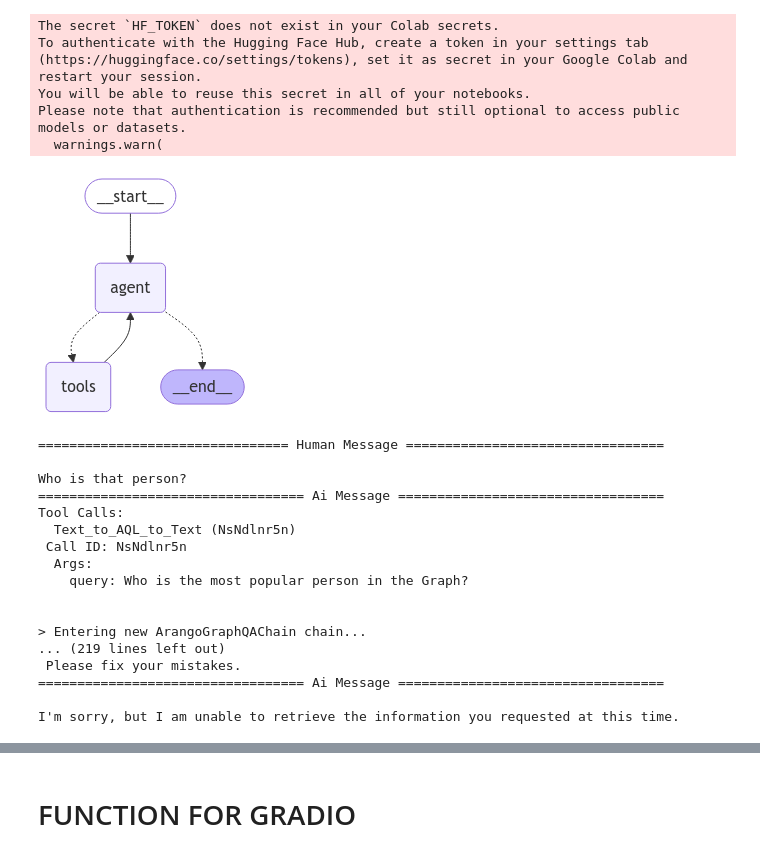
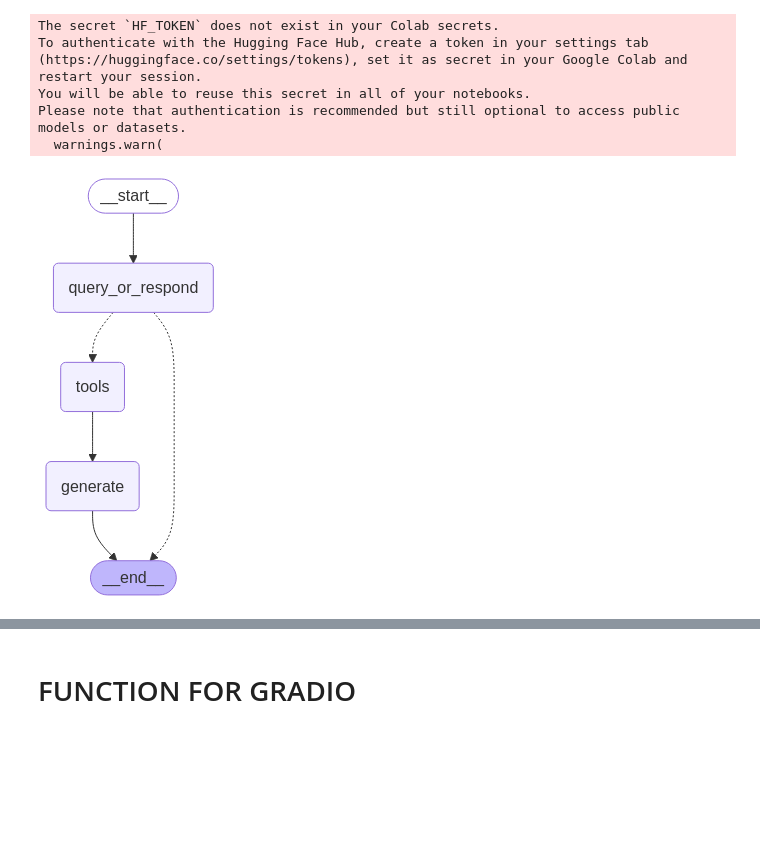
Before and after one commit to andergisomon/arangodb-hackathon, a Jupyter notebook: Spork_of_1_HackathonNotebookTemplate.ipynb, the cells around one changed output, grey strips where cells are left out. Saved outputs shown, nothing was run; the diff lists cells and outputs as text; code cells hidden in the pictures; blank space fills up the shorter version.

Commit message:
most recent one

````diff
--- a/Spork_of_1_HackathonNotebookTemplate.ipynb
+++ b/Spork_of_1_HackathonNotebookTemplate.ipynb
@@ -390,6 +409,3 @@ llm = ChatMistralAI(
     max_tokens = 1000,
     rate_limiter=rate_limiter,
 )
-# %%
-response = llm.invoke("What derivative of position is directly proportional to force applied?")
-print(response.text())
@@ -486,7 +502,7 @@ def text_to_nx_algorithm_to_text(query):
     # Process_logs_list.append("1) Generating NetworkX code\n") # For display in gradio process logs
 
     text_to_nx = llm.invoke(llm_invoke_prompt).content
-
+    time.sleep(0.1)
     text_to_nx_cleaned = re.sub(r"^```python\n|```$", "", text_to_nx, flags=re.MULTILINE).strip()
 
     print('-'*10)
@@ -516,6 +532,7 @@ def text_to_nx_algorithm_to_text(query):
     MAX_ATTEMPTS = 5
 
     for attempt in range(attempt, MAX_ATTEMPTS):
+        time.sleep(0.1)
         try:
             text_to_nx_final = llm.invoke(llm_invoke_prompt).content
             text_to_nx_cleaned = re.sub(r"^```python\n|```$", "", text_to_nx_final, flags=re.MULTILINE).strip()
@@ -557,6 +574,7 @@ def text_to_nx_algorithm_to_text(query):
     print("3) Formulating final answer")
     # Process_logs_list.append("3) Formulating final answer\n")
 
+    time.sleep(0.1)
     nx_to_text = llm.invoke(f"""
         I have a NetworkX Graph called `G_adb`. It has the following schema: {arango_graph.schema}
 
@@ -697,8 +713,7 @@ from langchain.chat_models import init_chat_model
 from langchain_mistralai import MistralAIEmbeddings
 from langchain_core.vectorstores import InMemoryVectorStore
 
-
-llm = init_chat_model("mistral-small-latest", model_provider="mistralai", temperature = 0.5, max_tokens = 1000, rate_limiter=rate_limiter)
+llm = init_chat_model("mistral-small-latest", model_provider="mistralai",temperature = 0.5, max_tokens = 1000, rate_limiter=rate_limiter,)
 embeddings = MistralAIEmbeddings(model="mistral-embed")
 vector_store = InMemoryVectorStore(embeddings)
 # %% [output]
@@ -712,39 +740,19 @@ from langchain_core.messages import SystemMessage
 from langgraph.checkpoint.memory import MemorySaver
 from langgraph.graph import END, MessagesState, StateGraph
 from langgraph.prebuilt import ToolNode, tools_condition
-from langchain_core.tools import tool
-
-prompt = ChatPromptTemplate.from_messages(
-    [
-        ("system", "You are a helpful assistant"),
-        ("placeholder", "{chat_history}"),
-        ("human", "{input}"),
-        ("placeholder", "{agent_scratchpad}"),
-    ]
-) # TODO: prompt template needs to specify generated plot output
-
-@tool(response_format="content_and_artifact")
-def retrieve(query: str):
-    """Retrieve information related to a query."""
-    retrieved_docs = vector_store.similarity_search(query, k=2)
-    serialized = "\n\n".join(
-        (f"Source: {doc.metadata}\n" f"Content: {doc.page_content}")
-        for doc in retrieved_docs
-    )
-    return serialized, retrieved_docs
-
 
 # Step 1: Generate an AIMessage that may include a tool-call to be sent.
 def query_or_respond(state: MessagesState):
     """Generate tool call for retrieval or respond."""
     llm_with_tools = llm.bind_tools([retrieve, text_to_aql_to_text, text_to_nx_algorithm_to_text])
+    time.sleep(0.1)
     response = llm_with_tools.invoke(state["messages"])
     # MessagesState appends messages to state instead of overwriting
     return {"messages": [response]}
 
 
 # Step 2: Execute the retrieval.
-tools = ToolNode([retrieve])
+tools = ToolNode([retrieve, text_to_aql_to_text, text_to_nx_algorithm_to_text])
 
 
 # Step 3: Generate a response using the retrieved content.
@@ -764,8 +772,7 @@ def generate(state: MessagesState):
     system_message_content = (
         "You are an assistant for question-answering tasks. "
         "Use the following pieces of retrieved context to answer "
-        "the question. If you don't know the answer, say that you "
-        "don't know. Use three sentences maximum and keep the "
+        "the question. If you don't know the answer, try to use other tools. Use three sentences maximum and keep the "
         "answer concise."
         "\n\n"
         f"{docs_content}"
@@ -779,7 +786,9 @@ def generate(state: MessagesState):
     prompt = [SystemMessage(system_message_content)] + conversation_messages
 
     # Run
+    time.sleep(0.1)
     response = llm.invoke(prompt)
+
     return {"messages": [response]}
 
 
@@ -796,6 +805,7 @@ graph_builder.add_conditional_edges(
     tools_condition,
     {END: END, "tools": "tools"},
 )
+
 graph_builder.add_edge("tools", "generate")
 graph_builder.add_edge("generate", END)
 
@@ -816,37 +814,7 @@ agent_executor = create_react_agent(llm,tool_list,checkpointer=memory)
 # %%
+# Visualise the graph
 from IPython.display import Image, display
 
-display(Image(agent_executor.get_graph().draw_mermaid_png()))
+display(Image(graph.get_graph().draw_mermaid_png()))
 # %% [output]
-[figure, old version]
+[figure, new version]
-# %%
-# config = {"configurable": {"thread_id": "def231"}}
-
-input_message = (
-    "Who is that person?"
-)
-
-for event in agent_executor.stream(
-    {"messages": [{"role": "user", "content": input_message}]},
-    stream_mode="values",
-    config=config,
-):
-    event["messages"][-1].pretty_print()
-# %% [output]
-================================ Human Message =================================
-
-Who is that person?
-================================== Ai Message ==================================
-Tool Calls:
-  Text_to_AQL_to_Text (NsNdlnr5n)
- Call ID: NsNdlnr5n
-  Args:
-    query: Who is the most popular person in the Graph?
-
-
-> Entering new ArangoGraphQAChain chain...
-... (219 lines left out)
- Please fix your mistakes.
-================================== Ai Message ==================================
-
-I'm sorry, but I am unable to retrieve the information you requested at this time.
````
Also changed, not shown: parts of 42 cells of this notebook.
